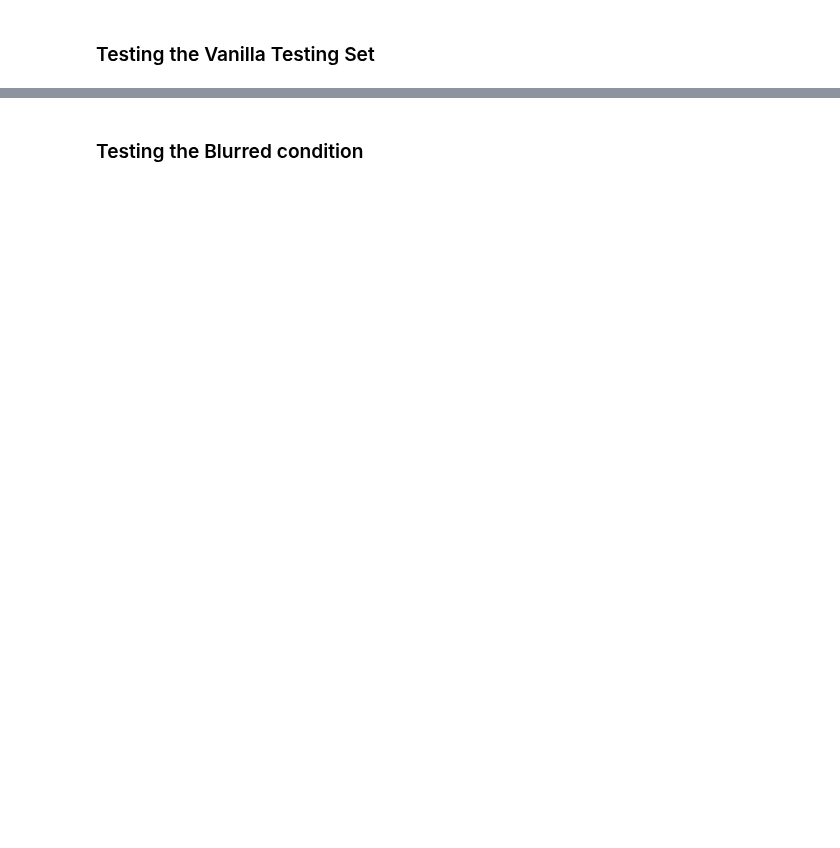
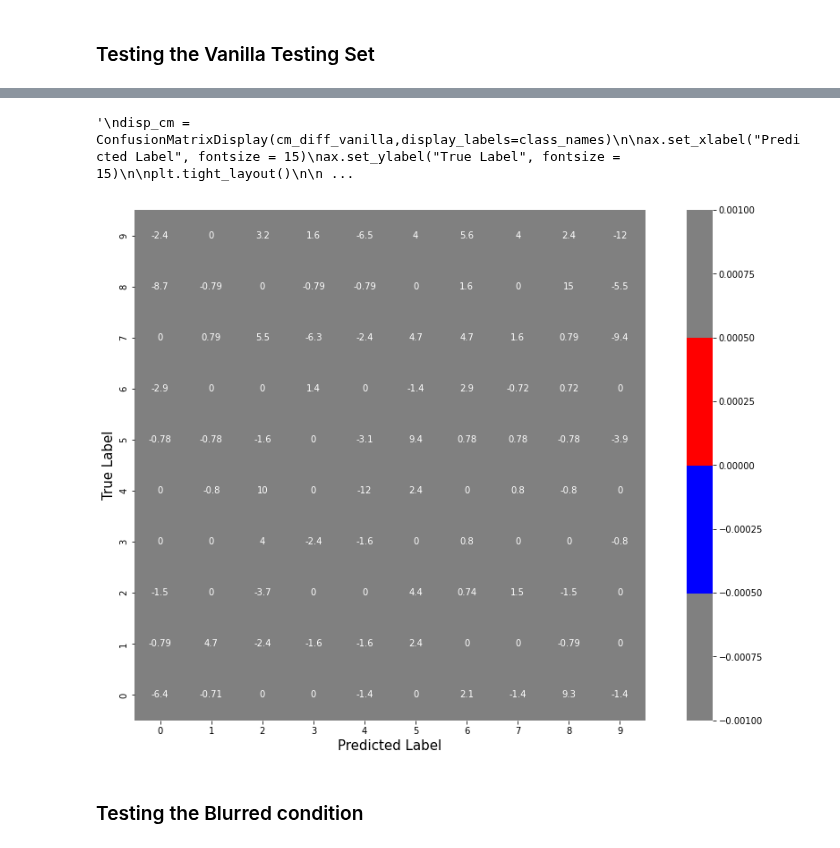
Before and after one commit to nelsonalbertohj/Magno-Parvo-CNN, a Jupyter notebook: Data_analysis_and_results.ipynb, the cells around one changed output, grey strips where cells are left out. Drawn from its saved outputs; the diff is of its cells as text; code cells hidden in the pictures; blank space fills up the shorter version.

```diff
--- a/Data_analysis_and_results.ipynb
+++ b/Data_analysis_and_results.ipynb
@@ -197,14 +158,17 @@ weighted avg       0.78      0.77      0.77      1297
 # %%
 #Generate Confusion Matrix for Dual-stream model
-cm = confusion_matrix(true_outputs,dual_pred_outputs)
+A = confusion_matrix(true_outputs,dual_pred_outputs)
+cm_dual_vanilla = confusion_matrix(true_outputs,dual_pred_outputs,normalize='true') * 100
 class_names = test_ds.class_names
 
-disp_cm = ConfusionMatrixDisplay(cm,display_labels=class_names)
+disp_cm = ConfusionMatrixDisplay(cm_dual_vanilla,display_labels=class_names)
 fig, ax = plt.subplots()
 fig.set_size_inches(16.5, 10.5)
 ax.set_xlabel("Predicted Label", fontsize = 15)
 ax.set_ylabel("True Label", fontsize = 15)
+
 plt.tight_layout()
 
 disp_cm.plot(ax=ax)
+ax.invert_yaxis()
 # %% [output]
@@ -232,14 +198,16 @@ weighted avg       0.78      0.77      0.77      1297
 # %%
 #Generate Confusion Matrix for Single-stream ResNet
-cm = confusion_matrix(true_outputs,single_pred_outputs)
+cm_single_vanilla = confusion_matrix(true_outputs,single_pred_outputs, normalize='true') * 100
 class_names = test_ds.class_names
 
-disp_cm = ConfusionMatrixDisplay(cm,display_labels=class_names)
+disp_cm = ConfusionMatrixDisplay(cm_single_vanilla,display_labels=class_names)
 fig, ax = plt.subplots()
 fig.set_size_inches(16.5, 10.5)
 ax.set_xlabel("Predicted Label", fontsize = 15)
 ax.set_ylabel("True Label", fontsize = 15)
+
 plt.tight_layout()
 
 disp_cm.plot(ax=ax)
+ax.invert_yaxis()
 # %% [output]
@@ -248,3 +215,54 @@ disp_cm.plot(ax=ax)
+# %%
+# Confusion Difference Matrix (Dual minus Single)
+
+# Test if Single (B) is draw from a differnt distrbution that Dual (A)
+
+cm_diff_vanilla = cm_dual_vanilla - cm_single_vanilla
+
+B = confusion_matrix(true_outputs,single_pred_outputs)
+n_trials = np.sum(B, axis=1)
+p = confusion_matrix(true_outputs,single_pred_outputs, normalize='true')
+m = np.copy(B)
+C = np.zeros(shape=(10,10))
+for row in range(10):
+    n = n_trials[row]
+    for col in range(10):
+        dist = binom(n,p[row, col])
+        if cm_diff_vanilla[row,col] >= 0:
+            sign = 1
+        else:
+            sign = -1
+        C[row,col] = dist.pmf(B[row,col]) * sign
+
+cmap = colors.ListedColormap(["gray", "blue", "red", "gray"])
+fig, ax = plt.subplots()
+fig.set_size_inches(16.5, 10.5)
+ax= sn.heatmap(C, ax=ax, center=0, vmax=1e-3, vmin=-1e-3, square=True, annot=cm_diff_vanilla, cmap=cmap)
+#ax= sn.heatmap(C, ax=ax, center=0, vmax=1e-1, vmin=-1e-1, annot=cm_diff_vanilla, cmap='bwr')
+#ax= sn.heatmap(C, ax=ax, center=0, vmax=1e-1, vmin=-1e-1, annot=cm_diff_vanilla, cmap=cmap)
+ax.set_xlabel("Predicted Label", fontsize = 15)
+ax.set_ylabel("True Label", fontsize = 15)
+ax.invert_yaxis()
+
+
+
+'''
+disp_cm = ConfusionMatrixDisplay(cm_diff_vanilla,display_labels=class_names)
+
+ax.set_xlabel("Predicted Label", fontsize = 15)
+ax.set_ylabel("True Label", fontsize = 15)
+
+plt.tight_layout()
+
+disp_cm.plot(ax=ax)
+disp_cm.ax_.invert_yaxis()
+
+im = disp_cm.im_
+
+#plt.set_cmap('bwr')'''
+# %% [output]
+'\ndisp_cm = ConfusionMatrixDisplay(cm_diff_vanilla,display_labels=class_names)\n\nax.set_xlabel("Predicted Label", fontsize = 15)\nax.set_ylabel("True Label", fontsize = 15)\n\nplt.tight_layout()\n\n ...
+[figure, added]
 # %% [markdown]
 ### Testing the Blurred condition
 # %%
```
Also changed, not shown: parts of 24 cells of this notebook.
